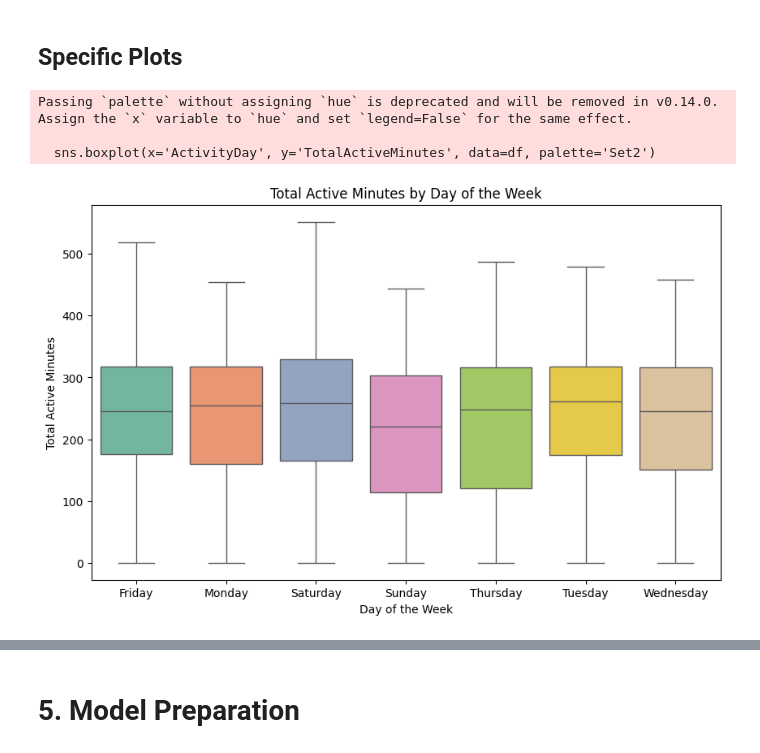
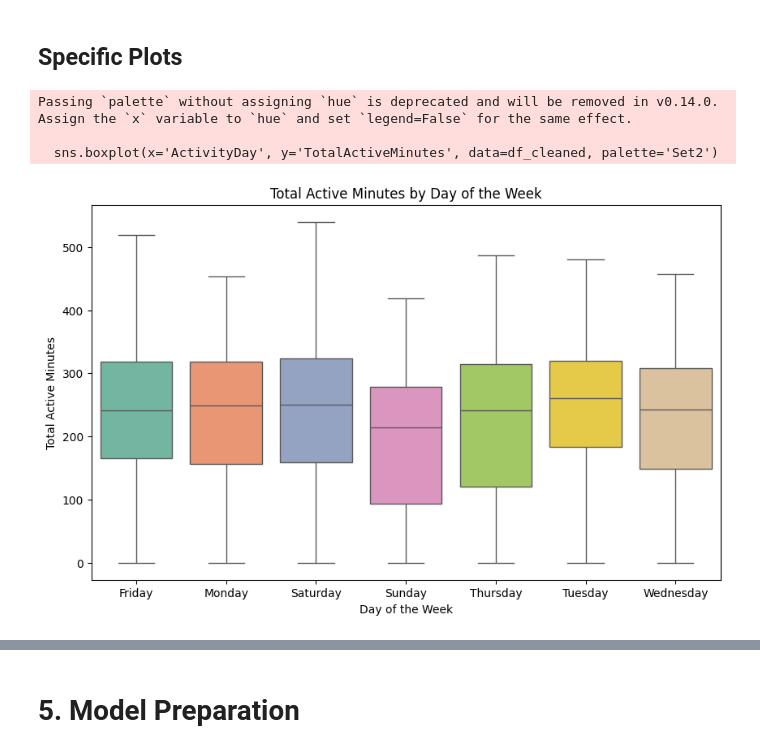
Before and after one commit to Haritha-PV/Haritha-P-V_Scifor, a Jupyter notebook: Main_Project/Machine Learning Model/FitnessTrackerSystem.ipynb, the cells around one changed output, grey strips where cells are left out. Saved outputs shown, nothing was run; the diff lists cells and outputs as text; code cells hidden in the pictures.

```diff
--- a/Main_Project/Machine Learning Model/FitnessTrackerSystem.ipynb
+++ b/Main_Project/Machine Learning Model/FitnessTrackerSystem.ipynb
@@ -308,16 +332,16 @@ for col in numeric_features:
 # %%
 #Visualizing Total Active Minutes by Day of the Week Using a Boxplot
 plt.figure(figsize=(10, 6))
-sns.boxplot(x='ActivityDay', y='TotalActiveMinutes', data=df, palette='Set2')
+sns.boxplot(x='ActivityDay', y='TotalActiveMinutes', data=df_cleaned, palette='Set2')
 plt.title('Total Active Minutes by Day of the Week')
 plt.xlabel('Day of the Week')
 plt.ylabel('Total Active Minutes')
 plt.show()
 # %% [output]
 Passing `palette` without assigning `hue` is deprecated and will be removed in v0.14.0. Assign the `x` variable to `hue` and set `legend=False` for the same effect.
 
-  sns.boxplot(x='ActivityDay', y='TotalActiveMinutes', data=df, palette='Set2')
+  sns.boxplot(x='ActivityDay', y='TotalActiveMinutes', data=df_cleaned, palette='Set2')
-[figure, old version]
+[figure, new version]
 # %%
 #Visualizing Average Total Distance by Gender Using a Barplot
 plt.figure(figsize=(8, 6))
```
Also changed, not shown: parts of 29 cells of this notebook.
